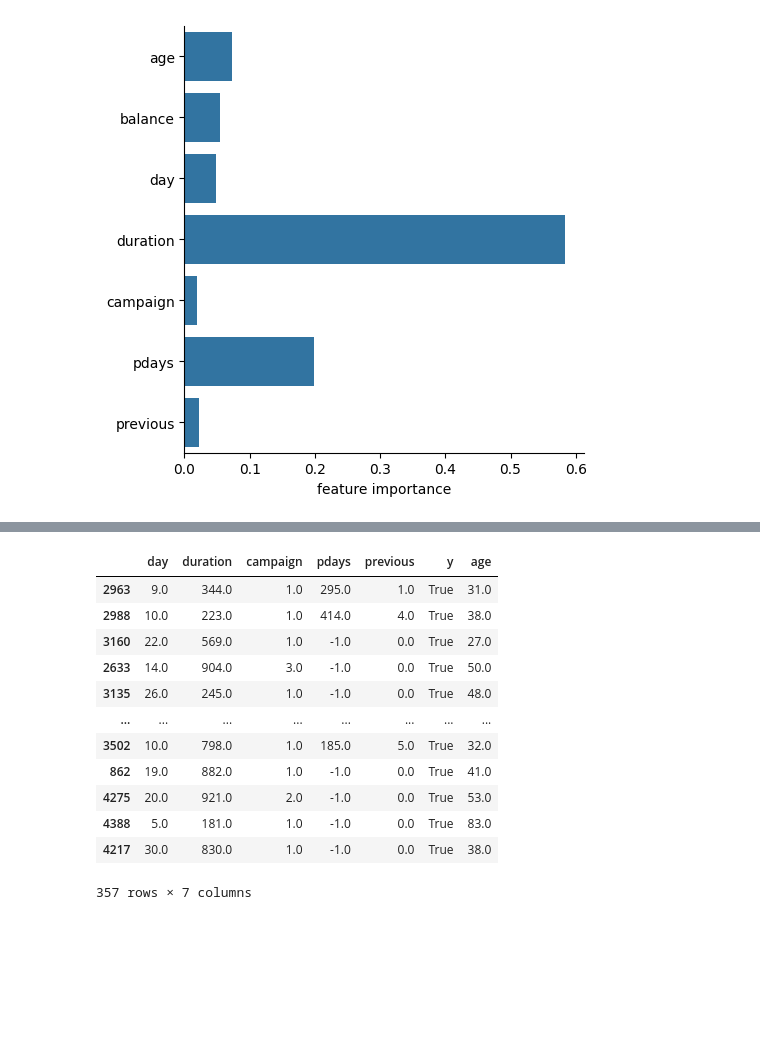
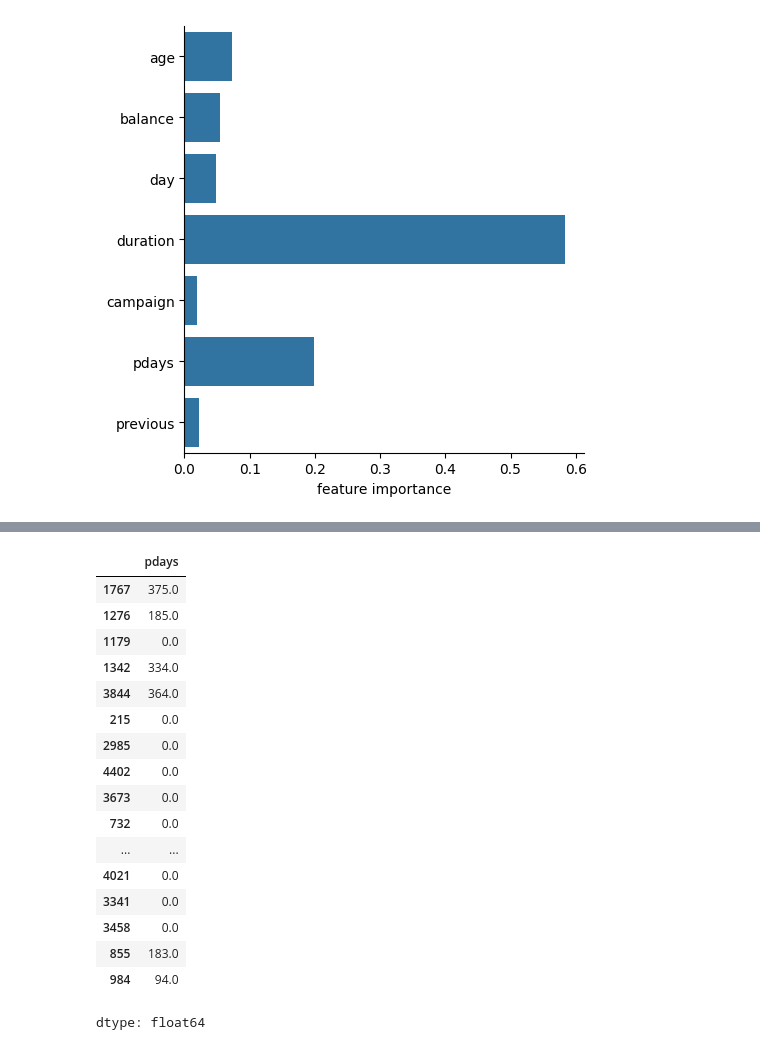
Before and after one commit to debizson/Mesi, a Jupyter notebook: ai_database_.ipynb, the cells around one changed output, grey strips where cells are left out. Saved outputs shown, nothing was run; the diff lists cells and outputs as text; code cells hidden in the pictures; blank space fills up the shorter version.

```diff
--- a/ai_database_.ipynb
+++ b/ai_database_.ipynb
@@ -668,39 +690,44 @@ dev_x_no = dev_x[dev_x['y'] == False]
 # %%
 # az y adathalmaz különválasztása
 
 # Train adatkészlet szétválasztása
 train_y_yes = train[train['y'] == True]
-train_y_yes = train_y_yes['balance']
+train_y_yes = train_y_yes[target]
 train_y_no = train[train['y'] == False]
-train_y_no = train_y_no['balance']
+train_y_no = train_y_no[target]
 
 # Test adatkészlet szétválasztása
 test_y_yes = test[test['y'] == True]
-test_y_yes = test_y_yes['balance']
+test_y_yes = test_y_yes[target]
 test_y_no = test[test['y'] == False]
-test_y_no = test_y_no['balance']
+test_y_no = test_y_no[target]
 
 # Dev adatkészlet szétválasztása
 dev_y_yes = dev[dev['y'] == True]
-dev_y_yes = dev_y_yes['balance']
+dev_y_yes = dev_y_yes[target]
 dev_y_no = dev[dev['y'] == False]
-dev_y_no = dev_y_no['balance']
+dev_y_no = dev_y_no[target]
 
-train_x_yes
+dev_y_yes
 # %% [output]
-|  | day | duration | campaign | pdays | previous | y | age |
-| 2963 | 9.0 | 344.0 | 1.0 | 295.0 | 1.0 | True | 31.0 |
-| 2988 | 10.0 | 223.0 | 1.0 | 414.0 | 4.0 | True | 38.0 |
-| 3160 | 22.0 | 569.0 | 1.0 | -1.0 | 0.0 | True | 27.0 |
-| 2633 | 14.0 | 904.0 | 3.0 | -1.0 | 0.0 | True | 50.0 |
-| 3135 | 26.0 | 245.0 | 1.0 | -1.0 | 0.0 | True | 48.0 |
-| ... | ... | ... | ... | ... | ... | ... | ... |
-| 3502 | 10.0 | 798.0 | 1.0 | 185.0 | 5.0 | True | 32.0 |
-| 862 | 19.0 | 882.0 | 1.0 | -1.0 | 0.0 | True | 41.0 |
-| 4275 | 20.0 | 921.0 | 2.0 | -1.0 | 0.0 | True | 53.0 |
-| 4388 | 5.0 | 181.0 | 1.0 | -1.0 | 0.0 | True | 83.0 |
-| 4217 | 30.0 | 830.0 | 1.0 | -1.0 | 0.0 | True | 38.0 |
+|  | pdays |
+| 1767 | 375.0 |
+| 1276 | 185.0 |
+| 1179 | 0.0 |
+| 1342 | 334.0 |
+| 3844 | 364.0 |
+| 215 | 0.0 |
+| 2985 | 0.0 |
+| 4402 | 0.0 |
+| 3673 | 0.0 |
+| 732 | 0.0 |
+| ... | ... |
+| 4021 | 0.0 |
+| 3341 | 0.0 |
+| 3458 | 0.0 |
+| 855 | 183.0 |
+| 984 | 94.0 |
-357 rows × 7 columns
+dtype: float64
 # %%
 from sklearn.ensemble import RandomForestRegressor
 
```
Also changed, not shown: parts of 27 cells of this notebook.
